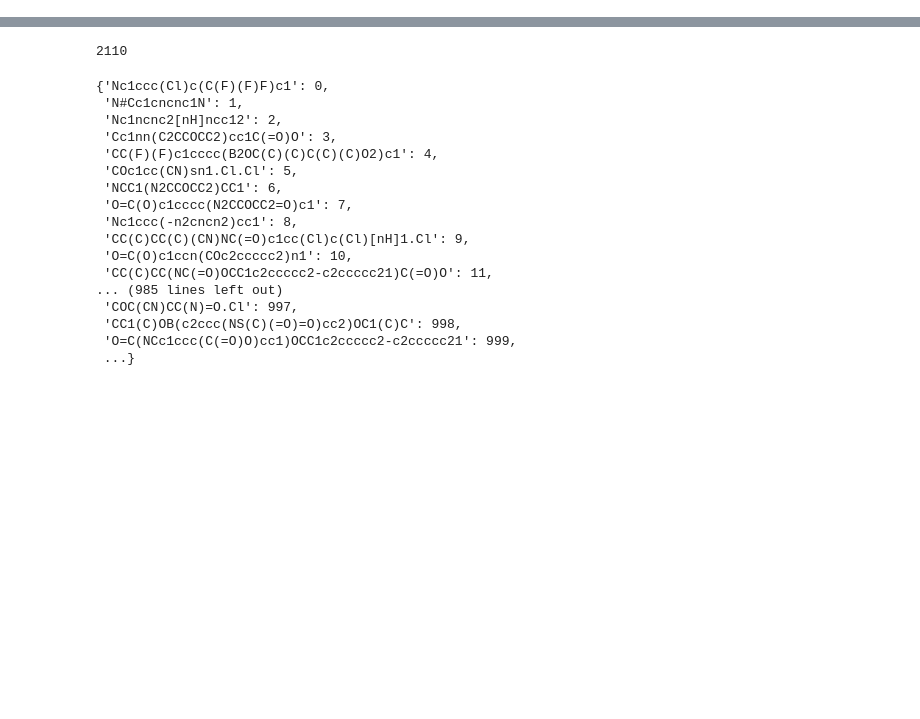
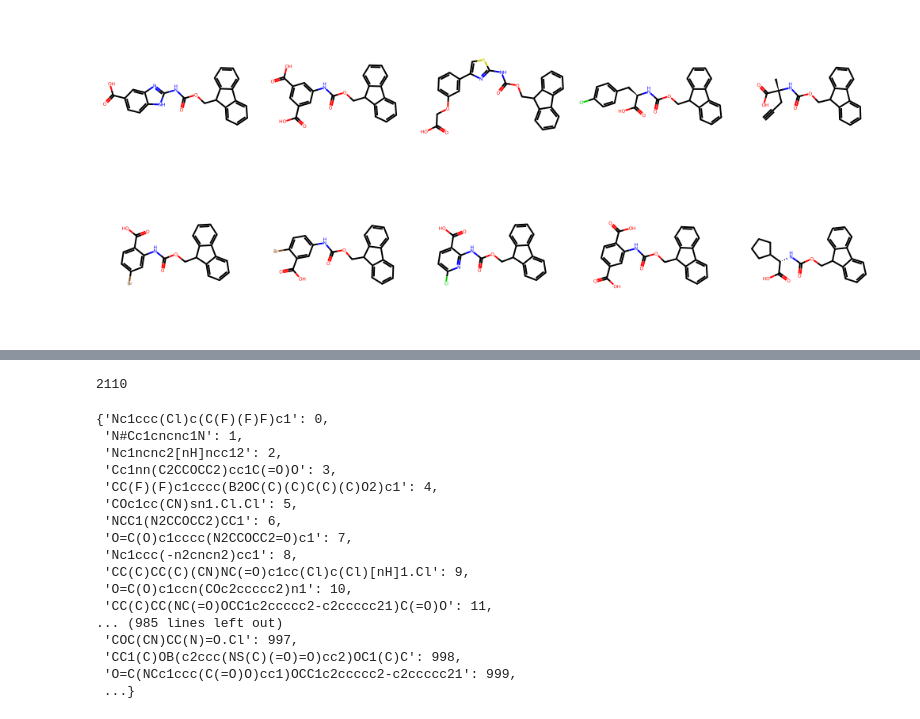
Before and after one commit to ottantacinque/KaggleLeashBio, a Jupyter notebook: notebooks/000_1_eda.ipynb, the cells around one changed output, grey strips where cells are left out. Cells and saved outputs as stored; diff of their text form; code cells hidden in the pictures; blank space fills up the shorter version.

```diff
--- a/notebooks/000_1_eda.ipynb
+++ b/notebooks/000_1_eda.ipynb
@@ -44,0 +142,9 @@ import pickle
+# %%
+mol_bb1 = [Chem.MolFromSmiles(test_dicts_bb1[s]) for s in temp['buildingblock1_smiles']]
+img = Draw.MolsToGridImage(mol_bb1,
+                            molsPerRow=5, #一列に配置する分子の数
+                            subImgSize=(200,200),
+                            )
+img
+# %% [output]
+[figure, added]
```
Also changed, not shown: parts of 18 cells of this notebook, 1 other file.
